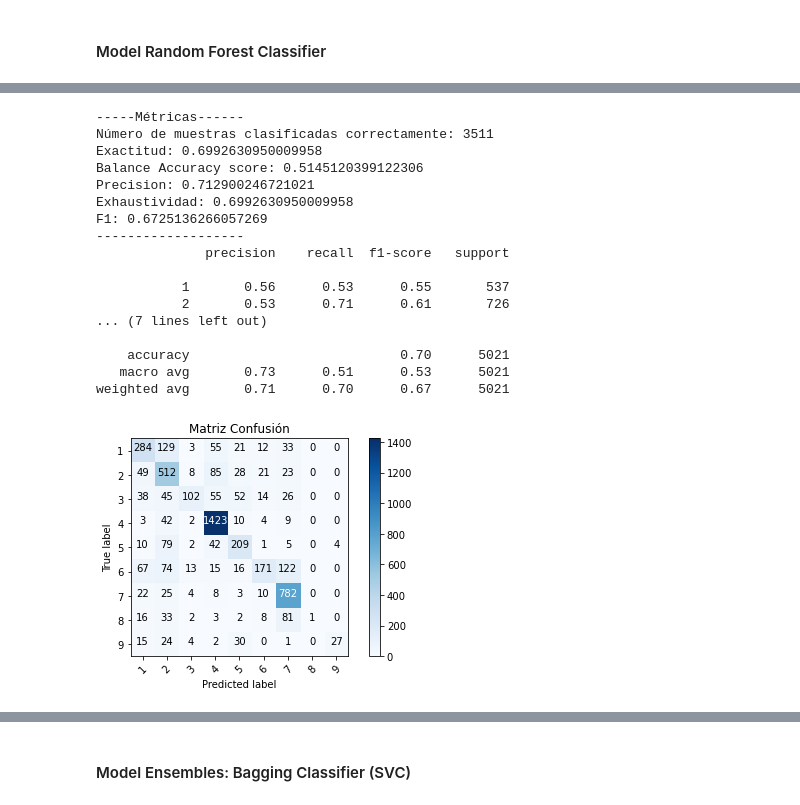
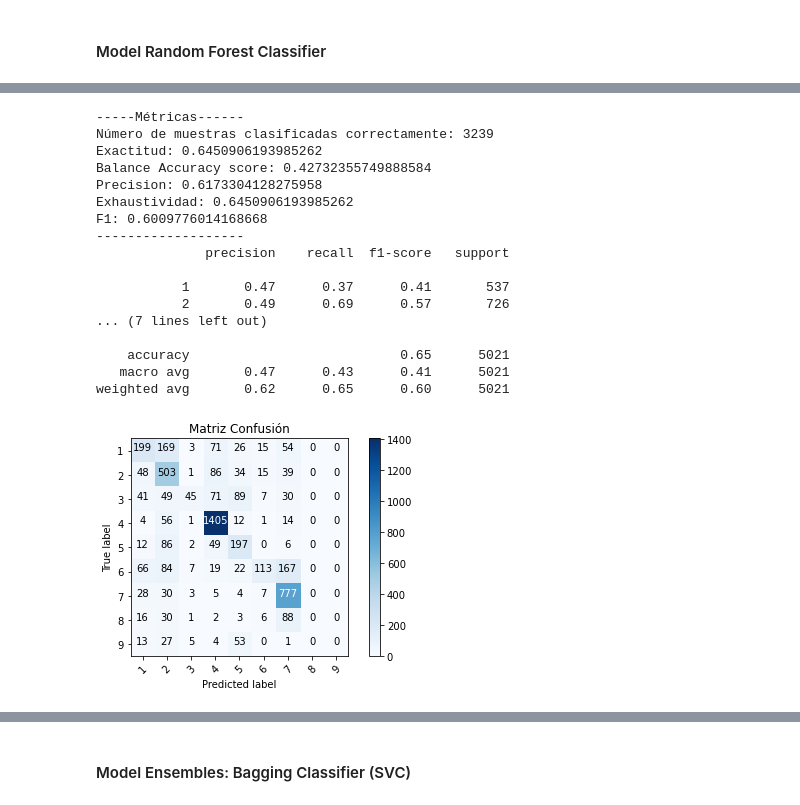
Before and after one commit to federicoabait/south_africa_crop_types_competition_s2_challenge, a Jupyter notebook: 03_Radiant_Earth_Spot_the_Crop_Preprocessing_Pipeline.ipynb, the cells around one changed output, grey strips where cells are left out. Saved outputs shown, nothing was run; the diff lists cells and outputs as text; code cells hidden in the pictures.

```diff
--- a/03_Radiant_Earth_Spot_the_Crop_Preprocessing_Pipeline.ipynb
+++ b/03_Radiant_Earth_Spot_the_Crop_Preprocessing_Pipeline.ipynb
@@ -642,5 +717,10 @@ Escalamos/Normalizamos el conjunto de datos antes de utilizarlos en los diferent
 Este escalado, utiliza la media y la desviación típica para escalar y es bastante sensible en presencia de los outlier (humo/nubes) identificados. De todos modo ha sido el escalado que me ha dado mejor resultado por eso lo he seleccionado.
+# %%
+list_columns = bands=['NDVI', 'SLAVI', 'MSI', 'NDRE', 'Brightness', 'Greeness', 'Wetness']
+list_filter=[X_train.filter(regex='._'+column).columns.values.tolist() for column in list_columns]
+list_filter = [item for sublist in list_filter for item in sublist]
 # %%
 scaler = StandardScaler() #MinMaxScaler()
-X_train = scaler.fit_transform(X_train)
-X_test = scaler.transform (X_test)
+X_train_rest = scaler.fit_transform(X_train[list_filter])
+X_test_rest = scaler.transform (X_test[list_filter])
+X_train_rest.shape, X_test_rest.shape
@@ -649,0 +729,4 @@ Aplicamos PCA tanto a las bandas cómo a los índices de vegetación, con la int
+# %%
+X_train = np.append(X_train_rest, X_train_12_to_2, axis=1)
+X_test = np.append(X_test_rest, X_test_12_to_2, axis=1)
+X_train.shape, X_test.shape
@@ -677,7 +762,7 @@ El gráfico que acabamos de construir se llama gráfico de ajuste y muestra la p
 # %%
 # We ran a simple hyperparameter tuning for the number of trees, and concluded to use:
-n_trees = 50
-md = 6
+n_trees = 200
+md = 5
 # %%
 # Fitting the RF model
 model_rf = RandomForestClassifier(n_estimators = n_trees, random_state = 0, n_jobs = 3,max_depth=md)
@@ -687,25 +772,25 @@ RandomForestClassifier(max_depth=6, n_estimators=50, n_jobs=3, random_state=0)
 # %%
 predictions = model_rf.predict(X_train)
-metricas_modelos('RF',y_train, predictions, [1,2,3,4,5,6,7,8,9])
+metricas_modelos('RF-Train',y_train, predictions, [1,2,3,4,5,6,7,8,9])
 # %% [output]
 -----Métricas------
-Número de muestras clasificadas correctamente: 3511
-Exactitud: 0.6992630950009958
-Balance Accuracy score: 0.5145120399122306
-Precision: 0.712900246721021
-Exhaustividad: 0.6992630950009958
-F1: 0.6725136266057269
+Número de muestras clasificadas correctamente: 3239
+Exactitud: 0.6450906193985262
+Balance Accuracy score: 0.42732355749888584
+Precision: 0.6173304128275958
+Exhaustividad: 0.6450906193985262
+F1: 0.6009776014168668
 -------------------
               precision    recall  f1-score   support
 
-           1       0.56      0.53      0.55       537
-           2       0.53      0.71      0.61       726
+           1       0.47      0.37      0.41       537
+           2       0.49      0.69      0.57       726
 ... (7 lines left out)
 
-    accuracy                           0.70      5021
-   macro avg       0.73      0.51      0.53      5021
-weighted avg       0.71      0.70      0.67      5021
+    accuracy                           0.65      5021
+   macro avg       0.47      0.43      0.41      5021
+weighted avg       0.62      0.65      0.60      5021
-[figure, old version]
+[figure, new version]
 # %%
 # precisión del modelo en datos de entrenamiento.
 print("Exactitud entranamiento: {0: .2f}".format(
```
Also changed, not shown: parts of 32 cells of this notebook, 3 other files.
